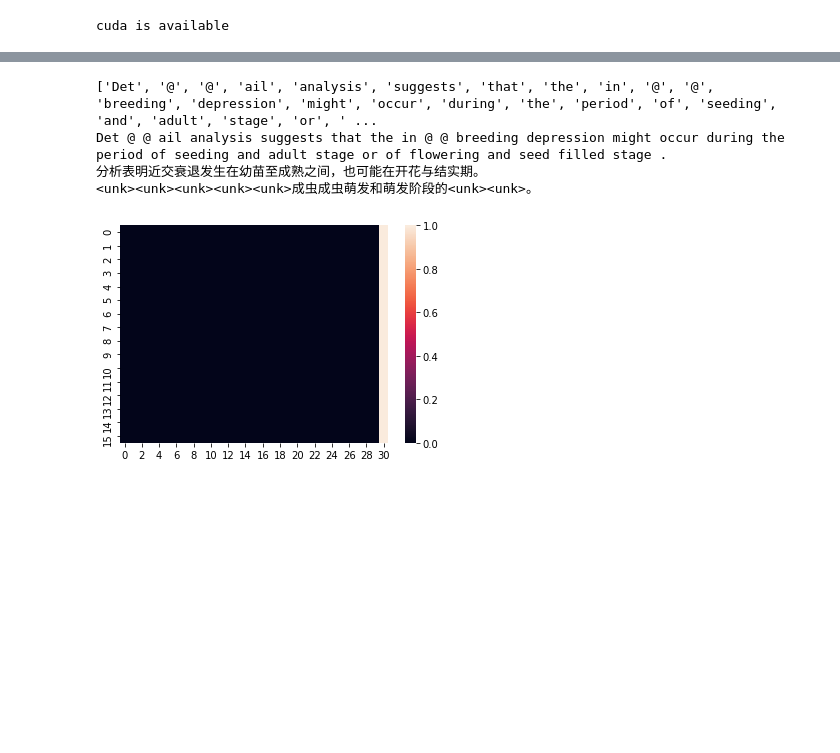
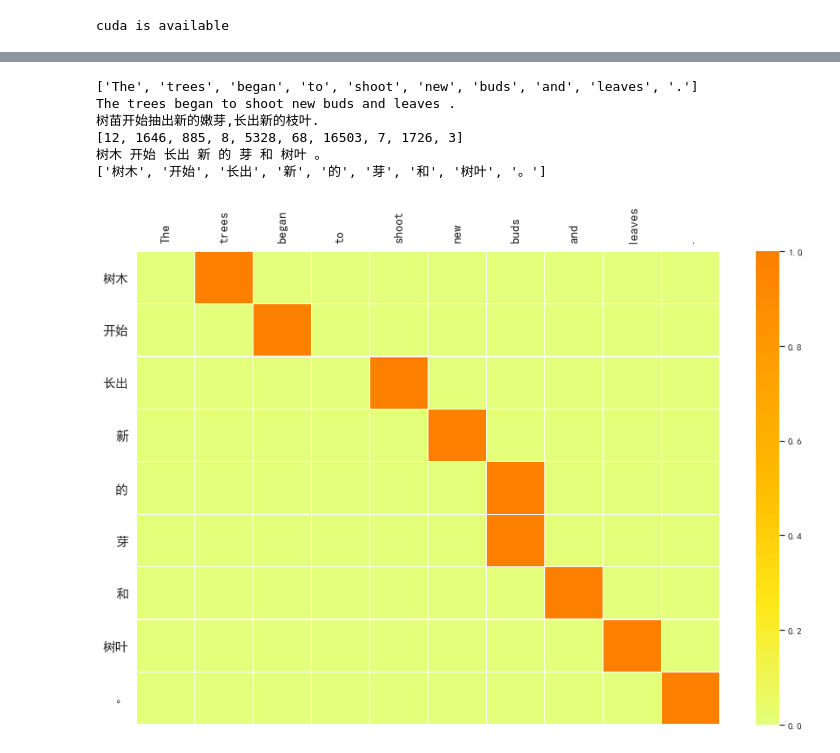
Before and after one commit to jasperzhong/NMT, a Jupyter notebook: nmt.ipynb, the cells around one changed output, grey strips where cells are left out. Drawn from its saved outputs; the diff is of its cells as text; code cells hidden in the pictures; blank space fills up the shorter version.

```diff
--- a/nmt.ipynb
+++ b/nmt.ipynb
@@ -24,8 +24,13 @@ import torchtext
 # %%
 # 画图
 import matplotlib.pyplot as plt
+import pandas as pd
+from matplotlib.font_manager import FontProperties
 import seaborn as sns
-import pandas as pd
+
+myfont=FontProperties(fname=r'/home/zyc/Downloads/SimHei.ttf',size=14)
+
+sns.set(font=myfont.get_name())
 
 % matplotlib inline
 # %%
@@ -441,8 +438,9 @@ class Node(object):
         self.length = length
 # %%
 def beam_search(src, beam_width=3):
-    words = word_tokenize(src)
+    words = tokenizer(src)
     indices = [SRC.vocab.stoi[word] for word in words]
+    print(indices)
     input_tensor = torch.LongTensor(indices).unsqueeze(1)
     # [1*T]
     encoder_output, hidden = encoder(input_tensor)
@@ -471,7 +469,8 @@ def beam_search(src, beam_width=3):
                 decoder_input, hidden, encoder_output
             )
 
-            log_prob, indices = log_prob[0].topk(beam_width)
+            log_prob, indices = log_prob[0][1:].topk(beam_width)
+            indices += 1
 
             for k in range(beam_width):
                 index = indices[k].unsqueeze(0)
@@ -499,20 +498,34 @@ def beam_search(src, beam_width=3):
         res.append(TRG.vocab.itos[node.decoder_input.item()])
         attns.append(node.attn.squeeze(0).squeeze(0).numpy().tolist())
         node = node.previous_node
-    print(''.join(res[::-1][:-1]))
-    return attns
+    print(' '.join(res[::-1][:-1]))
+    return attns[::-1][:-1], res[::-1][:-1]
+# %%
+sns.set(rc={'figure.figsize':(15,10)})
+sns.set(font=myfont.get_name())
 # %%
 with torch.no_grad():
-    index = 3
+    index = 54
     print(test_data[index].src)
     print(' '.join(test_data[index].src))
     print(''.join(test_data[index].trg))
     src = ' '.join(test_data[index].src)
-    attns = beam_search(src, 1)
-    sns.heatmap(attns)
+    attns, x_labels = beam_search(src, 3)
+    print(x_labels)
+
+    f, ax = plt.subplots(figsize=(15, 10))
+    cmap =sns.diverging_palette(128, 240,as_cmap=True)
+
+    sns.heatmap(attns, cmap='Wistia', linewidths=0.05, ax=ax,  xticklabels=test_data[index].src, yticklabels=x_labels)
+    ax.tick_params(axis='y', labelsize=15,labeltop=True)
+    ax.tick_params(axis='x', labelsize=15,labeltop=True, labelbottom=False)
+    ax.set_yticklabels(ax.get_yticklabels(), rotation=0)
+    ax.set_xticklabels(ax.get_xticklabels(), rotation=90)
 # %% [output]
-['Det', '@', '@', 'ail', 'analysis', 'suggests', 'that', 'the', 'in', '@', '@', 'breeding', 'depression', 'might', 'occur', 'during', 'the', 'period', 'of', 'seeding', 'and', 'adult', 'stage', 'or', ' ...
-Det @ @ ail analysis suggests that the in @ @ breeding depression might occur during the period of seeding and adult stage or of flowering and seed filled stage .
-分析表明近交衰退发生在幼苗至成熟之间，也可能在开花与结实期。
-<unk><unk><unk><unk><unk>成虫成虫萌发和萌发阶段的<unk><unk>。
+['The', 'trees', 'began', 'to', 'shoot', 'new', 'buds', 'and', 'leaves', '.']
+The trees began to shoot new buds and leaves .
+树苗开始抽出新的嫩芽,长出新的枝叶.
+[12, 1646, 885, 8, 5328, 68, 16503, 7, 1726, 3]
+树木 开始 长出 新 的 芽 和 树叶 。
+['树木', '开始', '长出', '新', '的', '芽', '和', '树叶', '。']
-[figure, old version]
+[figure, new version]
```
Also changed, not shown: parts of 6 cells of this notebook.
